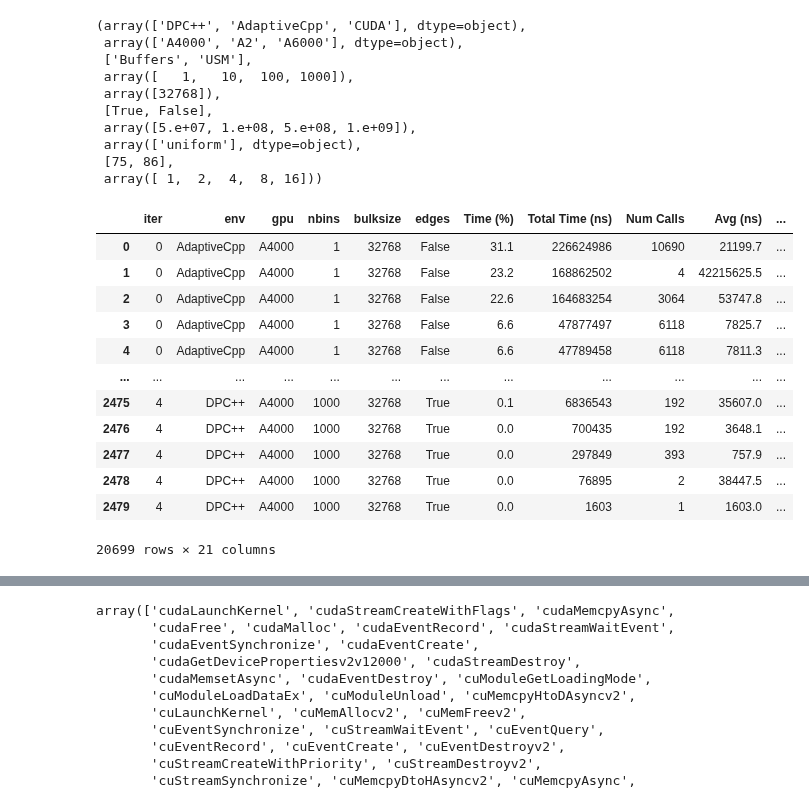
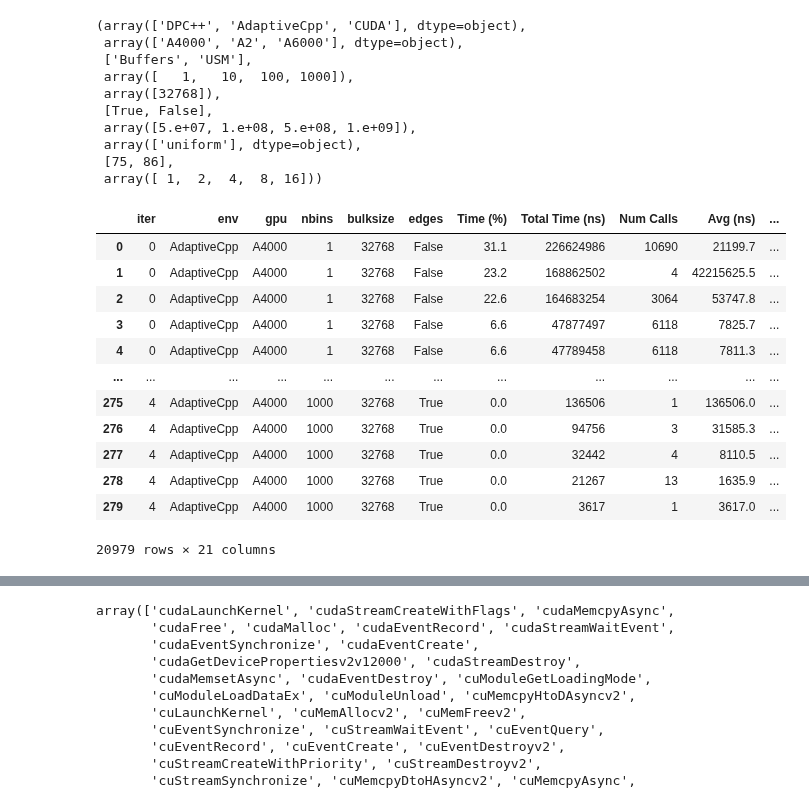
Before and after one commit to jolly-chen/msc-project, a Jupyter notebook: gpu-synchronous/sycl_paper.ipynb, the cells around one changed output, grey strips where cells are left out. Drawn from its saved outputs; the diff is of its cells as text; code cells hidden in the pictures.

```diff
--- a/gpu-synchronous/sycl_paper.ipynb
+++ b/gpu-synchronous/sycl_paper.ipynb
@@ -33,6 +35,18 @@ def map_env(e):
     elif e == "AdaptiveCpp":
         return "ACPP"
     return e
+
+def add_file(df, file, new_cols):
+    new_df = pd.read_csv(file)
+    new_df["nvals"] =  new_df["input"].apply(lambda s: np.float64(s.split("_")[-1].split(".")[0]))
+    new_df["distribution"] =  new_df["input"].apply(lambda s: s.split("_")[1])
+    convert_to_type(new_df, "edges", np.bool_)
+    if "ttotal" in new_df:
+        convert_to_type(new_df, "ttotal", np.float64)
+    for k,v in new_cols.items():
+        new_df[k] = v
+    df = pd.concat([df, new_df])
+    return df
 # %%
 def convert_to_type(df, col, type):
     df[col] =  df[col].apply(lambda s: type(s))
@@ -155,59 +223,57 @@ unique_env, unique_gpus, unique_type, unique_nbins, unique_bulksize, unique_edge
  array([ 1,  2,  4,  8, 16]))
 # %%
 api_buf = pd.read_csv("das6-gpu/nsys-20231211-155923/api")
-api_buf["Time"] = api_buf["Total Time (ns)"].div(1e9)
 api_buf["nvals"] =  api_buf["input"].apply(lambda s: np.float64(s.split("_")[-1].split(".")[0]))
 api_buf["distribution"] =  api_buf["input"].apply(lambda s: s.split("_")[1])
 convert_to_type(api_buf, "edges", np.bool_)
 api_buf["type"] = "Buffers"
 api_buf["cc"] = 86
 api_buf["reduction"] = 8
 
-api_usm = pd.read_csv("das6-gpu/nsys-20231206-174647/api")
-api_usm["Time"] = api_usm["Total Time (ns)"].div(1e9)
-api_usm["nvals"] =  api_usm["input"].apply(lambda s: np.float64(s.split("_")[-1].split(".")[0]))
-api_usm["distribution"] =  api_usm["input"].apply(lambda s: s.split("_")[1])
-convert_to_type(api_usm, "edges", np.bool_)
-api_usm["type"] = "USM"
-api_usm["cc"] = 86
-api_usm["reduction"] = 8
+api = add_file(api_buf, "das6-gpu/nsys-20231206-174647/api",
+              {
+                  "type" : "USM",
+                  "cc" : 86,
+                  "reduction" : 8
+              })
 
-api_sm75 = pd.read_csv("das6-gpu/nsys-20231127-085724/api")
-api_sm75["Time"] = api_sm75["Total Time (ns)"].div(1e9)
-api_sm75["nvals"] =  api_sm75["input"].apply(lambda s: np.float64(s.split("_")[-1].split(".")[0]))
-api_sm75["distribution"] =  api_sm75["input"].apply(lambda s: s.split("_")[1])
-convert_to_type(api_sm75, "edges", np.bool_)
-api_sm75["type"] = "USM"
-api_sm75["cc"] = 75
-api_sm75["reduction"] = 8
+api = add_file(api, "das6-gpu/nsys-20231127-085724//api",
+              {
+                  "type" : "USM",
+                  "cc" : 75,
+                  "reduction" : 8
+              })
 
-api_red = pd.read_csv("das6-gpu/nsys-reduction_range/api")
-api_red["Time"] = api_red["Total Time (ns)"].div(1e9)
-api_red["nvals"] =  api_red["input"].apply(lambda s: np.float64(s.split("_")[-1].split(".")[0]))
-api_red["distribution"] =  api_red["input"].apply(lambda s: s.split("_")[1])
-convert_to_type(api_red, "edges", np.bool_)
-api_red["type"] = "USM"
-api_red["cc"] = 86
+api = add_file(api, "das6-gpu/nsys-reduction_range/api",
+              {
+                  "type" : "USM",
+                  "cc" : 86
+              })
+api = add_file(api, "das6-gpu/nsys-usm_sm75/api",
+              {
+                  "type" : "USM",
+                  "cc" : 75,
+              })
 
-api = pd.concat([api_buf, api_usm, api_sm75, api_red])
 api["Name"] = api["Name"].apply(filter_name)
+api["Time"] = api["Total Time (ns)"].div(1e9)
 del api["input"]
 api = api.copy()
 api
 # %% [output]
 |  | iter | env | gpu | nbins | bulksize | edges | Time (%) | Total Time (ns) | Num Calls | Avg (ns) | ... |
 | 0 | 0 | AdaptiveCpp | A4000 | 1 | 32768 | False | 31.1 | 226624986 | 10690 | 21199.7 | ... |
 | 1 | 0 | AdaptiveCpp | A4000 | 1 | 32768 | False | 23.2 | 168862502 | 4 | 42215625.5 | ... |
 | 2 | 0 | AdaptiveCpp | A4000 | 1 | 32768 | False | 22.6 | 164683254 | 3064 | 53747.8 | ... |
 | 3 | 0 | AdaptiveCpp | A4000 | 1 | 32768 | False | 6.6 | 47877497 | 6118 | 7825.7 | ... |
 | 4 | 0 | AdaptiveCpp | A4000 | 1 | 32768 | False | 6.6 | 47789458 | 6118 | 7811.3 | ... |
 | ... | ... | ... | ... | ... | ... | ... | ... | ... | ... | ... | ... |
-| 2475 | 4 | DPC++ | A4000 | 1000 | 32768 | True | 0.1 | 6836543 | 192 | 35607.0 | ... |
-| 2476 | 4 | DPC++ | A4000 | 1000 | 32768 | True | 0.0 | 700435 | 192 | 3648.1 | ... |
-| 2477 | 4 | DPC++ | A4000 | 1000 | 32768 | True | 0.0 | 297849 | 393 | 757.9 | ... |
-| 2478 | 4 | DPC++ | A4000 | 1000 | 32768 | True | 0.0 | 76895 | 2 | 38447.5 | ... |
-| 2479 | 4 | DPC++ | A4000 | 1000 | 32768 | True | 0.0 | 1603 | 1 | 1603.0 | ... |
+| 275 | 4 | AdaptiveCpp | A4000 | 1000 | 32768 | True | 0.0 | 136506 | 1 | 136506.0 | ... |
+| 276 | 4 | AdaptiveCpp | A4000 | 1000 | 32768 | True | 0.0 | 94756 | 3 | 31585.3 | ... |
+| 277 | 4 | AdaptiveCpp | A4000 | 1000 | 32768 | True | 0.0 | 32442 | 4 | 8110.5 | ... |
+| 278 | 4 | AdaptiveCpp | A4000 | 1000 | 32768 | True | 0.0 | 21267 | 13 | 1635.9 | ... |
+| 279 | 4 | AdaptiveCpp | A4000 | 1000 | 32768 | True | 0.0 | 3617 | 1 | 3617.0 | ... |
-20699 rows × 21 columns
+20979 rows × 21 columns
 # %%
 gp_api = api.groupby([*groupby_list, "Name"])
 gp_api.mean()
```
Also changed, not shown: parts of 20 cells of this notebook.
